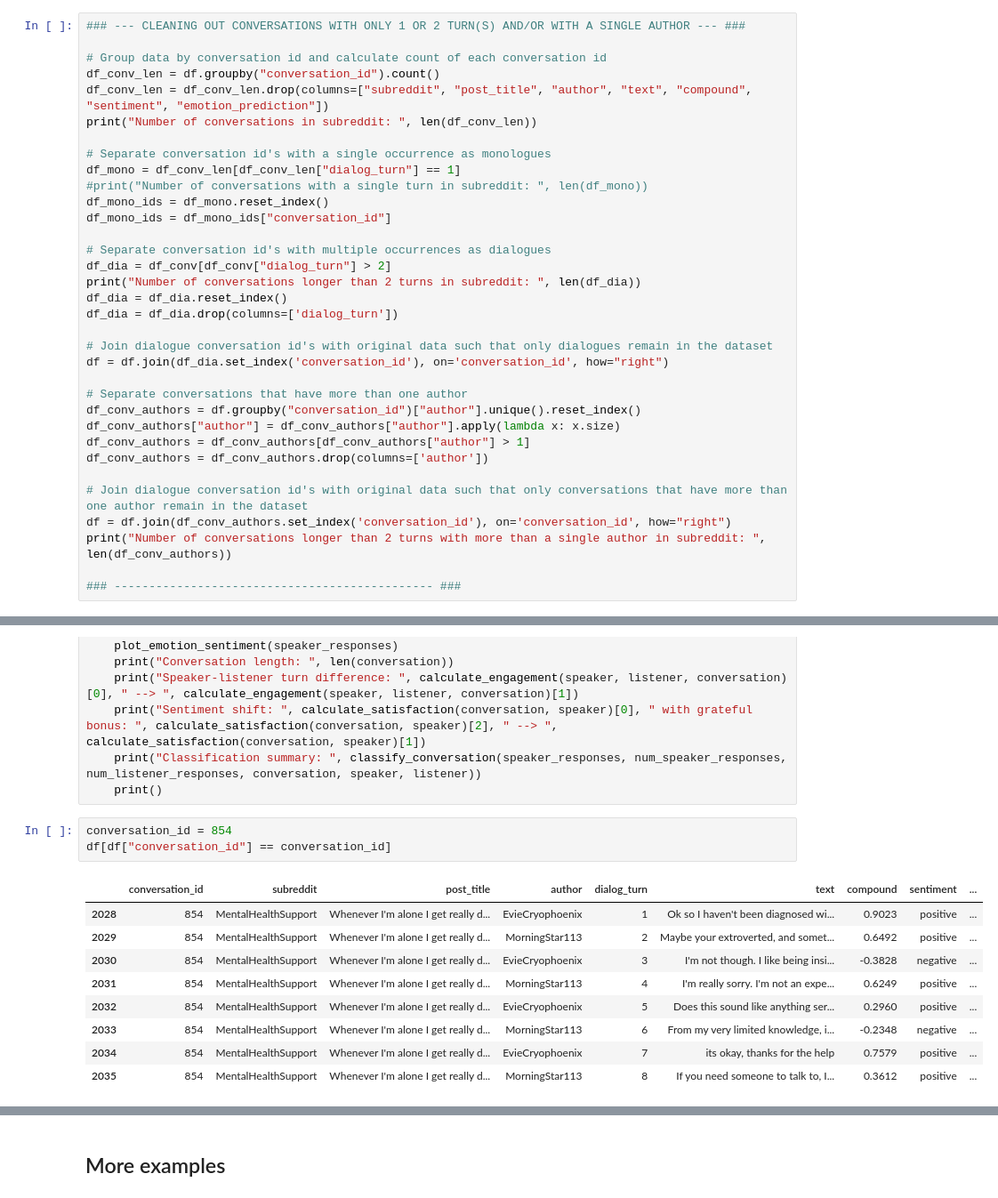
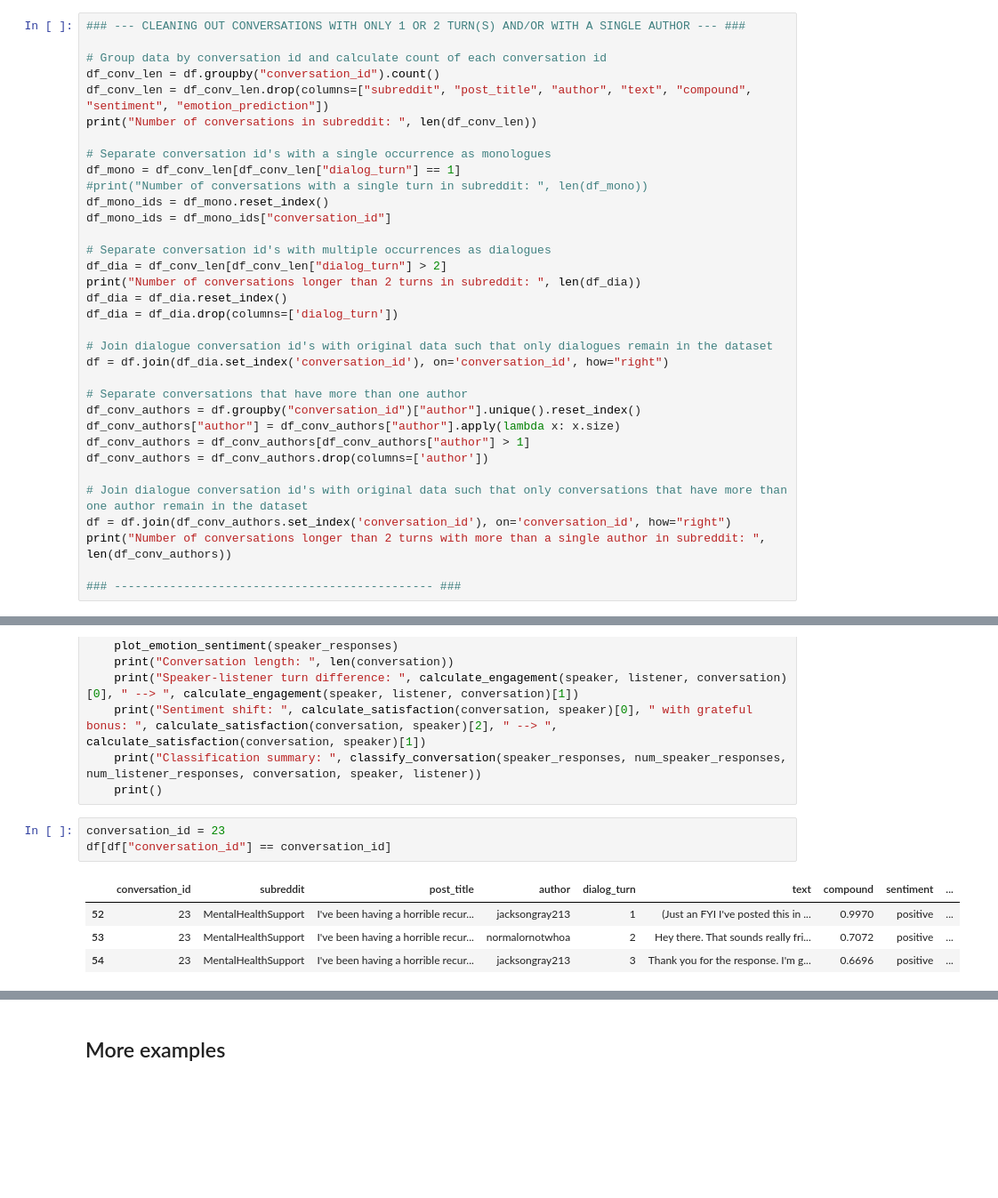
Before and after one commit to cetsen/therapeutic-chatbot, a Jupyter notebook: engagement_satisfaction.ipynb, the cells around one changed output, grey strips where cells are left out. Shown: that part at 89% size. Cells and saved outputs as stored; diff of their text form; blank space fills up the shorter version.

```diff
--- a/engagement_satisfaction.ipynb
+++ b/engagement_satisfaction.ipynb
@@ -35,7 +38,7 @@ df_mono_ids = df_mono.reset_index()
 df_mono_ids = df_mono_ids["conversation_id"]
 
 # Separate conversation id's with multiple occurrences as dialogues
-df_dia = df_conv[df_conv["dialog_turn"] > 2]
+df_dia = df_conv_len[df_conv_len["dialog_turn"] > 2]
 print("Number of conversations longer than 2 turns in subreddit: ", len(df_dia))
 df_dia = df_dia.reset_index()
 df_dia = df_dia.drop(columns=['dialog_turn'])
@@ -286,18 +381,13 @@ def test_examples(conversation_id):
     print("Classification summary: ", classify_conversation(speaker_responses, num_speaker_responses, num_listener_responses, conversation, speaker, listener))
     print()
 # %%
-conversation_id = 854
+conversation_id = 23
 df[df["conversation_id"] == conversation_id]
 # %% [output]
 |  | conversation_id | subreddit | post_title | author | dialog_turn | text | compound | sentiment | ... |
-| 2028 | 854 | MentalHealthSupport | Whenever I'm alone I get really d... | EvieCryophoenix | 1 | Ok so I haven't been diagnosed wi... | 0.9023 | positive | ... |
-| 2029 | 854 | MentalHealthSupport | Whenever I'm alone I get really d... | MorningStar113 | 2 | Maybe your extroverted, and somet... | 0.6492 | positive | ... |
-| 2030 | 854 | MentalHealthSupport | Whenever I'm alone I get really d... | EvieCryophoenix | 3 | I'm not though. I like being insi... | -0.3828 | negative | ... |
-| 2031 | 854 | MentalHealthSupport | Whenever I'm alone I get really d... | MorningStar113 | 4 | I'm really sorry. I'm not an expe... | 0.6249 | positive | ... |
-| 2032 | 854 | MentalHealthSupport | Whenever I'm alone I get really d... | EvieCryophoenix | 5 | Does this sound like anything ser... | 0.2960 | positive | ... |
-| 2033 | 854 | MentalHealthSupport | Whenever I'm alone I get really d... | MorningStar113 | 6 | From my very limited knowledge, i... | -0.2348 | negative | ... |
-| 2034 | 854 | MentalHealthSupport | Whenever I'm alone I get really d... | EvieCryophoenix | 7 | its okay, thanks for the help | 0.7579 | positive | ... |
-| 2035 | 854 | MentalHealthSupport | Whenever I'm alone I get really d... | MorningStar113 | 8 | If you need someone to talk to, I... | 0.3612 | positive | ... |
+| 52 | 23 | MentalHealthSupport | I've been having a horrible recur... | jacksongray213 | 1 | (Just an FYI I've posted this in ... | 0.9970 | positive | ... |
+| 53 | 23 | MentalHealthSupport | I've been having a horrible recur... | normalornotwhoa | 2 | Hey there. That sounds really fri... | 0.7072 | positive | ... |
+| 54 | 23 | MentalHealthSupport | I've been having a horrible recur... | jacksongray213 | 3 | Thank you for the response. I'm g... | 0.6696 | positive | ... |
 # %%
 test_examples(conversation_id)
 # %% [output]
```
Also changed, not shown: parts of 22 cells of this notebook.
